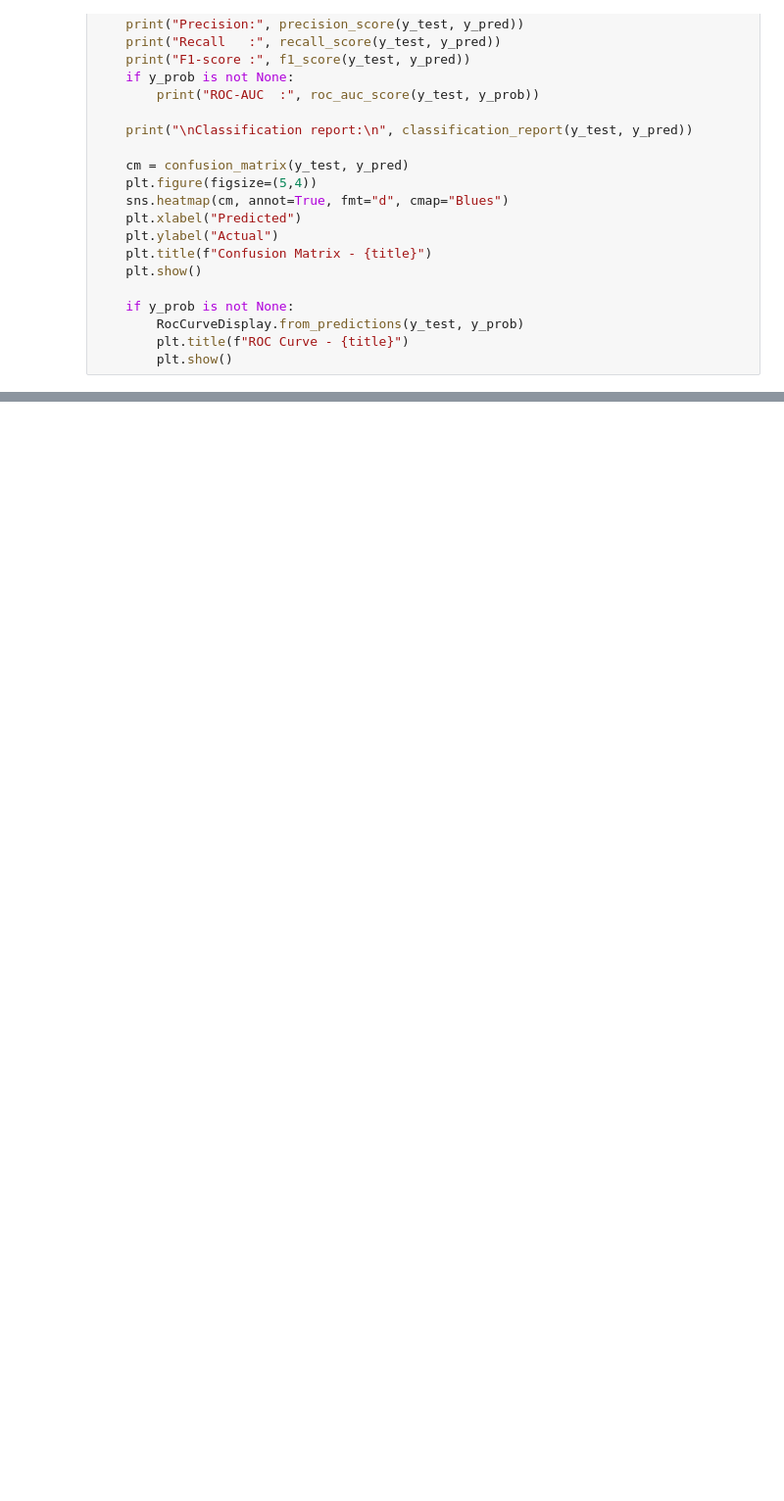
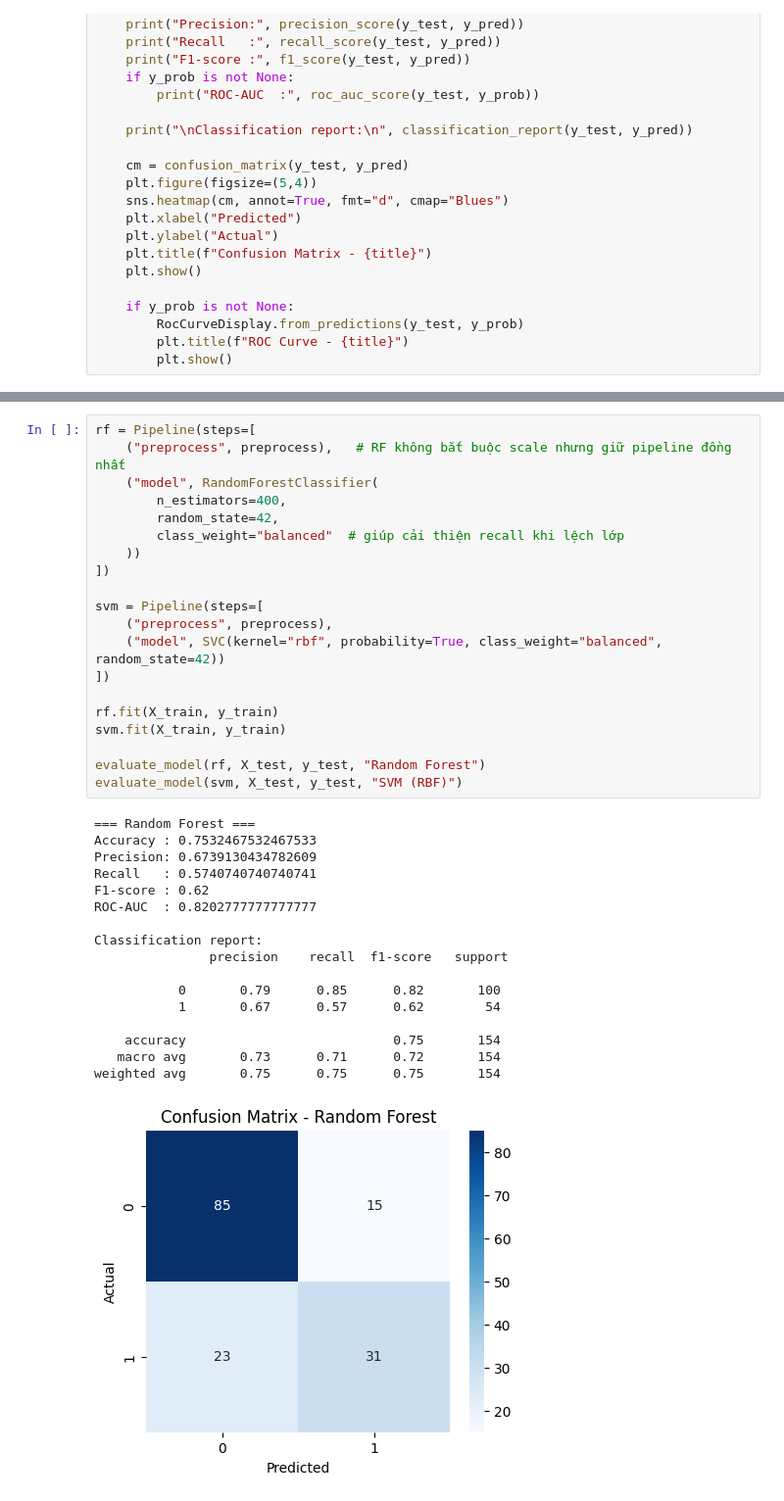
Before and after one commit to TramSt/decision-tree-pima-diabetes, a Jupyter notebook: notebooks/01_eda.ipynb, the cells around one changed output, grey strips where cells are left out. Shown at 98% size. Cells and saved outputs as stored; diff of their text form; blank space fills up the shorter version.

```diff
--- a/notebooks/01_eda.ipynb
+++ b/notebooks/01_eda.ipynb
@@ -198,0 +226,38 @@ def evaluate_model(model, X_test, y_test, title="Model"):
+# %%
+rf = Pipeline(steps=[
+    ("preprocess", preprocess),   # RF không bắt buộc scale nhưng giữ pipeline đồng nhất
+    ("model", RandomForestClassifier(
+        n_estimators=400,
+        random_state=42,
+        class_weight="balanced"  # giúp cải thiện recall khi lệch lớp
+    ))
+])
+
+svm = Pipeline(steps=[
+    ("preprocess", preprocess),
+    ("model", SVC(kernel="rbf", probability=True, class_weight="balanced", random_state=42))
+])
+
+rf.fit(X_train, y_train)
+svm.fit(X_train, y_train)
+
+evaluate_model(rf, X_test, y_test, "Random Forest")
+evaluate_model(svm, X_test, y_test, "SVM (RBF)")
+# %% [output]
+=== Random Forest ===
+Accuracy : 0.7532467532467533
+Precision: 0.6739130434782609
+Recall   : 0.5740740740740741
+F1-score : 0.62
+ROC-AUC  : 0.8202777777777777
+
+Classification report:
+               precision    recall  f1-score   support
+
+           0       0.79      0.85      0.82       100
+           1       0.67      0.57      0.62        54
+
+    accuracy                           0.75       154
+   macro avg       0.73      0.71      0.72       154
+weighted avg       0.75      0.75      0.75       154
+[figure, added]
```
Also changed, not shown: parts of 6 cells of this notebook.
